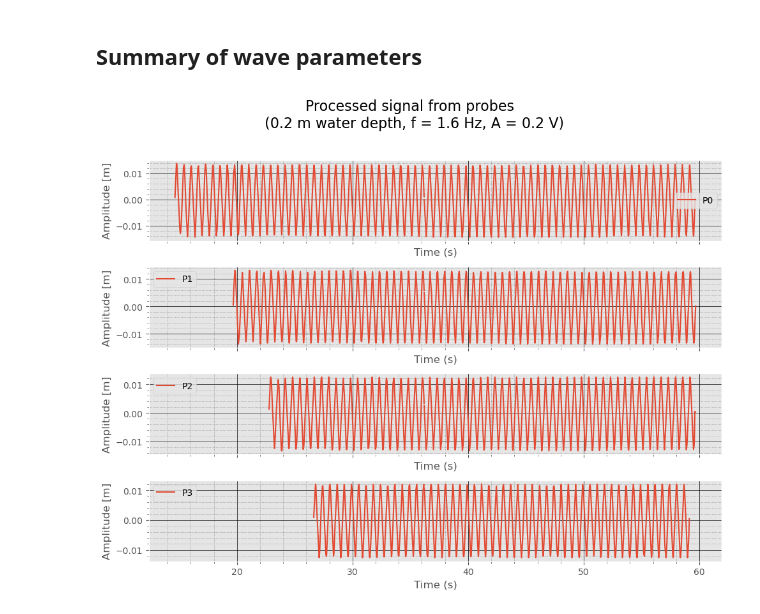
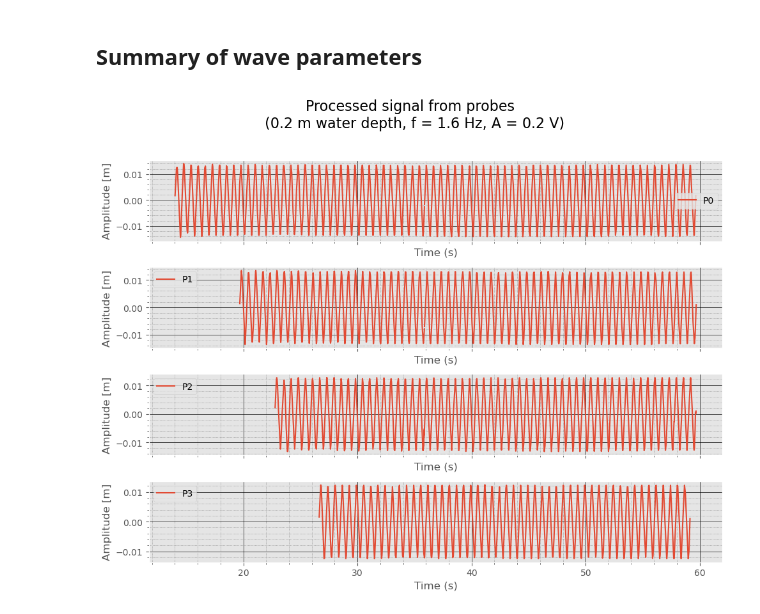
Before and after one commit to kjes4pres/Master_code, a Jupyter notebook: Lab/Results/With_plates/20cm_5cm/20cm_f16_a02_p005.ipynb, the cells around one changed output. Cells and saved outputs as stored; diff of their text form; code cells hidden in the pictures.

Commit message:
processed all files

```diff
--- a/Lab/Results/With_plates/20cm_5cm/20cm_f16_a02_p005.ipynb
+++ b/Lab/Results/With_plates/20cm_5cm/20cm_f16_a02_p005.ipynb
@@ -142,3 +137,10 @@ Column P_0: Removed 637 spikes in 20 passes.
 Column P_1: Removed 79 spikes in 2 passes.
 Column P_2: Removed 613 spikes in 20 passes.
 Column P_3: Removed 608 spikes in 20 passes.
+# %%
+# Time of first front arrival at P0
+wave_maker_build_up_time =  14 # seconds
+
+r1_valid = cut_out_valid_data(r1_corr, freq, depth, wave_maker_build_up_time, x_probe_pos)
+r2_valid = cut_out_valid_data(r2_corr, freq, depth, wave_maker_build_up_time, x_probe_pos)
+r3_valid = cut_out_valid_data(r3_corr, freq, depth, wave_maker_build_up_time, x_probe_pos)
@@ -145,14 +165,17 @@ Column P_3: Removed 608 spikes in 20 passes.
 # %%
 # 2) Detrend data, set mean water level to zero
-r1_detrended = detrend(r1_corr)
-r2_detrended = detrend(r2_corr)
-r3_detrended = detrend(r3_corr)
+r1_detrended = detrend(r1_valid)
+r2_detrended = detrend(r2_valid)
+r3_detrended = detrend(r3_valid)
 
 # Checking that all probes now have zero mean (still water level)
 for col in ['P_0', 'P_1', 'P_2', 'P_3']:
-    print(np.mean(r1_detrended[col]), np.mean(r2_detrended[col]), np.mean(r3_detrended[col]))
+    if np.mean(r1_detrended[col]) < 1e-15 or np.mean(r2_detrended[col]) < 1e-15 or np.mean(r3_detrended[col]) < 1e-15:
+        print(f"Mean of column {col} is zero after detrending - all good here :)")
+    else:
+        raise Exception(f"Mean of column {col} is not zero after detrending!")
 
-r1 = r1_detrended
-r2 = r2_detrended
-r3 = r3_detrended
+run1 = r1_detrended
+run2 = r2_detrended
+run3 = r3_detrended
 # %% [output]
@@ -345,50 +301,44 @@ with open(output_path, 'w') as f:
     f.write(f'P1: {amp_P1:.4f} m\n')
     f.write(f'P2: {amp_P2:.4f} m\n')
     f.write(f'P3: {amp_P3:.4f} m\n\n')
-    f.write(f'Amplitude Difference between P0 and P3: {amp_P0 - amp_P3:.5f} m, R^2 = {r2:.3f}\n')
+    f.write(f'Amplitude Difference between P0 and P3: {amp_P0 - amp_P3:.5f} m\n')
     f.write(f'Spatial Amplitude Decay Rate: {alpha:.5f} m/m\n\n')
     f.write('Number of data points used for analysis after cutting out build-up time and reflections:\n')
     f.write('Run 1:\n')
     for probe in ['P_0', 'P_1', 'P_2', 'P_3']:
-        f.write(f'{probe}: {r1_valid[probe].notna().sum()} data points\n')
+        f.write(f'{probe}: {run1[probe].notna().sum()} data points\n')
     f.write('Run 2:\n')
     for probe in ['P_0', 'P_1', 'P_2', 'P_3']:
-        f.write(f'{probe}: {r2_valid[probe].notna().sum()} data points\n')
+        f.write(f'{probe}: {run2[probe].notna().sum()} data points\n')
     f.write('Run 3:\n')
     for probe in ['P_0', 'P_1', 'P_2', 'P_3']:
-        f.write(f'{probe}: {r3_valid[probe].notna().sum()} data points\n')
-    f.write('\n')
-    f.write('Standard Error of the Mean for each probe:\n')
-    f.write(f'P0: {errors[0]*1000:.3f} mm\n')
-    f.write(f'P1: {errors[1]*1000:.3f} mm\n')
-    f.write(f'P2: {errors[2]*1000:.3f} mm\n')
-    f.write(f'P3: {errors[3]*1000:.3f} mm\n')
+        f.write(f'{probe}: {run3[probe].notna().sum()} data points\n')
 # %%
 # Writing processed data to file
 output_path = "/Users/kjesta/Desktop/Master prosjekt/Master_code/Lab/Results/Processed_files"
 
-r1_valid.to_csv(os.path.join(output_path, f'{filename}_r1_processed.csv'), index=False)
-r2_valid.to_csv(os.path.join(output_path, f'{filename}_r2_processed.csv'), index=False)
-r3_valid.to_csv(os.path.join(output_path, f'{filename}_r3_processed.csv'), index=False)
+run1.to_csv(os.path.join(output_path, f'{filename}_r1_processed.csv'), index=False)
+run2.to_csv(os.path.join(output_path, f'{filename}_r2_processed.csv'), index=False)
+run3.to_csv(os.path.join(output_path, f'{filename}_r3_processed.csv'), index=False)
 
 test = pd.read_csv(os.path.join(output_path, f'{filename}_r1_processed.csv'))
 
 fig, ax = plt.subplots(4, 1, figsize=(10, 8), sharex=True)
 
 ax[0].plot(test['time'], test['P_0'], label='P0')
 ax[1].plot(test['time'], test['P_1'], label='P1')
 ax[2].plot(test['time'], test['P_2'], label='P2')
 ax[3].plot(test['time'], test['P_3'], label='P3')
 
 for axs in ax:
     axs.grid(which='major', linestyle='-', linewidth='0.5', color='black')
     axs.grid(which='minor', linestyle=':', linewidth='0.5', color='gray')
     axs.legend()
     axs.set_xlabel('Time (s)')
     axs.set_ylabel('Amplitude [m]')
     axs.minorticks_on()
 
 fig.suptitle(f'Processed signal from probes \n ({depth} m water depth, f = {freq} Hz, A = {amp} V)', fontsize=16)
 plt.tight_layout(rect=[0, 0, 1, 0.96])
 # %% [output]
-[figure, old version]
+[figure, new version]
```
Also changed, not shown: parts of 10 cells of this notebook, 53 other files.
